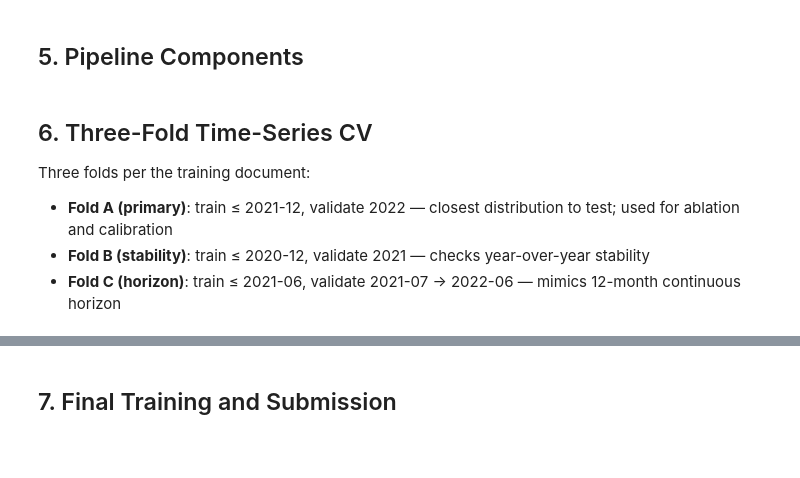
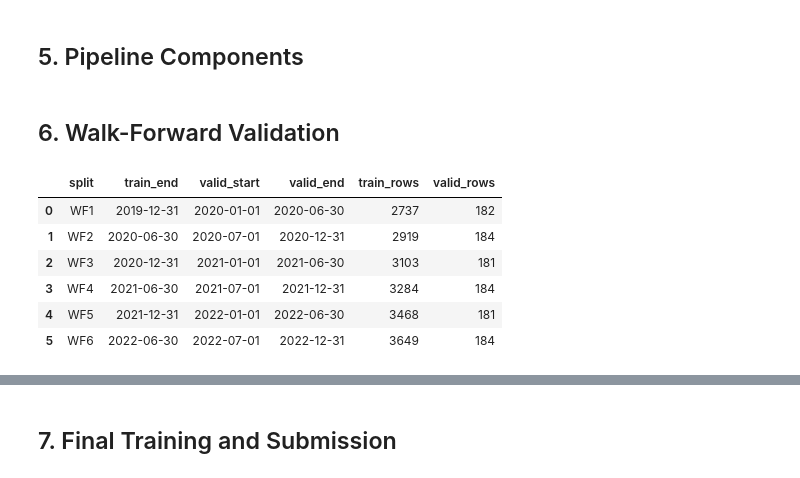
Before and after one commit to Ngoc-Cac/USHIET-DATATHON26, a Jupyter notebook: vindatathon_task3_forecasting.ipynb, the cells around one changed output, grey strips where cells are left out. Drawn from its saved outputs; the diff is of its cells as text; code cells hidden in the pictures; blank space fills up the shorter version.

```diff
--- a/vindatathon_task3_forecasting.ipynb
+++ b/vindatathon_task3_forecasting.ipynb
@@ -424,10 +421,3 @@ def fit_predict_components(train_raw: pd.DataFrame, predict_dates: pd.Series):
         all_components[target] = predict_target_components(fitted_models[target], test_features, feature_cols)
 
     return all_components, fitted_models, feature_cols, test_features
-# %% [markdown]
-## 6. Three-Fold Time-Series CV
-
-Three folds per the training document:
-- **Fold A (primary)**: train ≤ 2021-12, validate 2022 — closest distribution to test; used for ablation and calibration
-- **Fold B (stability)**: train ≤ 2020-12, validate 2021 — checks year-over-year stability
-- **Fold C (horizon)**: train ≤ 2021-06, validate 2021-07 → 2022-06 — mimics 12-month continuous horizon
@@ -467,3 +424,65 @@ pd.DataFrame([
+# %% [markdown]
+## 6. Walk-Forward Validation
+# %%
+def make_walk_forward_splits(
+    df: pd.DataFrame,
+    initial_train_end: str = "2019-12-31",
+    horizon_days: int = 182,
+    step_days: int = 183,
+    final_valid_end: str = "2022-12-31",
+) -> list[dict]:
+    # The arguments keep the requested API, but the actual windows follow calendar half-years
+    # so leap years do not shift the validation boundaries by one or two days.
+    splits = []
+    train_end = pd.Timestamp(initial_train_end)
+    final_end = pd.Timestamp(final_valid_end)
+    idx = 1
+
+    while True:
+        valid_start = train_end + pd.Timedelta(days=1)
+        valid_end = min(valid_start + pd.DateOffset(months=6) - pd.Timedelta(days=1), final_end)
+        if valid_start > final_end:
+            break
+
+        train_mask = df["Date"] <= train_end
+        valid_mask = (df["Date"] >= valid_start) & (df["Date"] <= valid_end)
+        if train_mask.sum() and valid_mask.sum():
+            splits.append({
+                "name": f"WF{idx}",
+                "train_end": train_end,
+                "valid_start": valid_start,
+                "valid_end": valid_end,
+                "train_mask": train_mask,
+                "valid_mask": valid_mask,
+            })
+        if valid_end >= final_end:
+            break
+        train_end = valid_end
+        idx += 1
+
+    return splits
+
+
+walk_splits = make_walk_forward_splits(sales)
+pd.DataFrame([
+    {
+        "split": s["name"],
+        "train_end": s["train_end"].date(),
+        "valid_start": s["valid_start"].date(),
+        "valid_end": s["valid_end"].date(),
+        "train_rows": int(s["train_mask"].sum()),
+        "valid_rows": int(s["valid_mask"].sum()),
+    }
+    for s in walk_splits
+])
+# %% [output]
+|  | split | train_end | valid_start | valid_end | train_rows | valid_rows |
+| 0 | WF1 | 2019-12-31 | 2020-01-01 | 2020-06-30 | 2737 | 182 |
+| 1 | WF2 | 2020-06-30 | 2020-07-01 | 2020-12-31 | 2919 | 184 |
+| 2 | WF3 | 2020-12-31 | 2021-01-01 | 2021-06-30 | 3103 | 181 |
+| 3 | WF4 | 2021-06-30 | 2021-07-01 | 2021-12-31 | 3284 | 184 |
+| 4 | WF5 | 2021-12-31 | 2022-01-01 | 2022-06-30 | 3468 | 181 |
+| 5 | WF6 | 2022-06-30 | 2022-07-01 | 2022-12-31 | 3649 | 184 |
 # %%
 def evaluate_blend_grid(component_store: list[dict], alpha_grid=None, model_weight_grid=None) -> pd.DataFrame:
     if alpha_grid is None:
```
Also changed, not shown: parts of 9 cells of this notebook, 8 other files.
